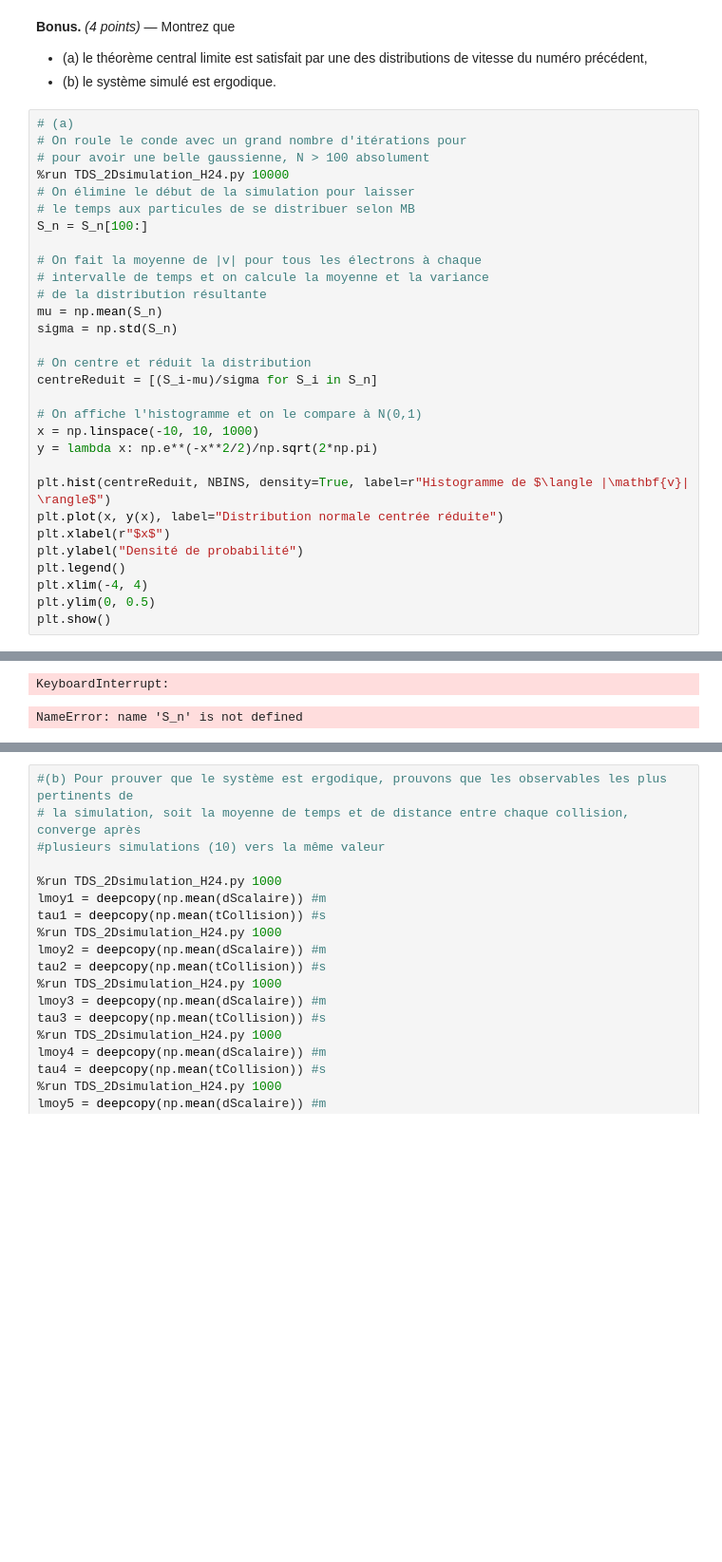
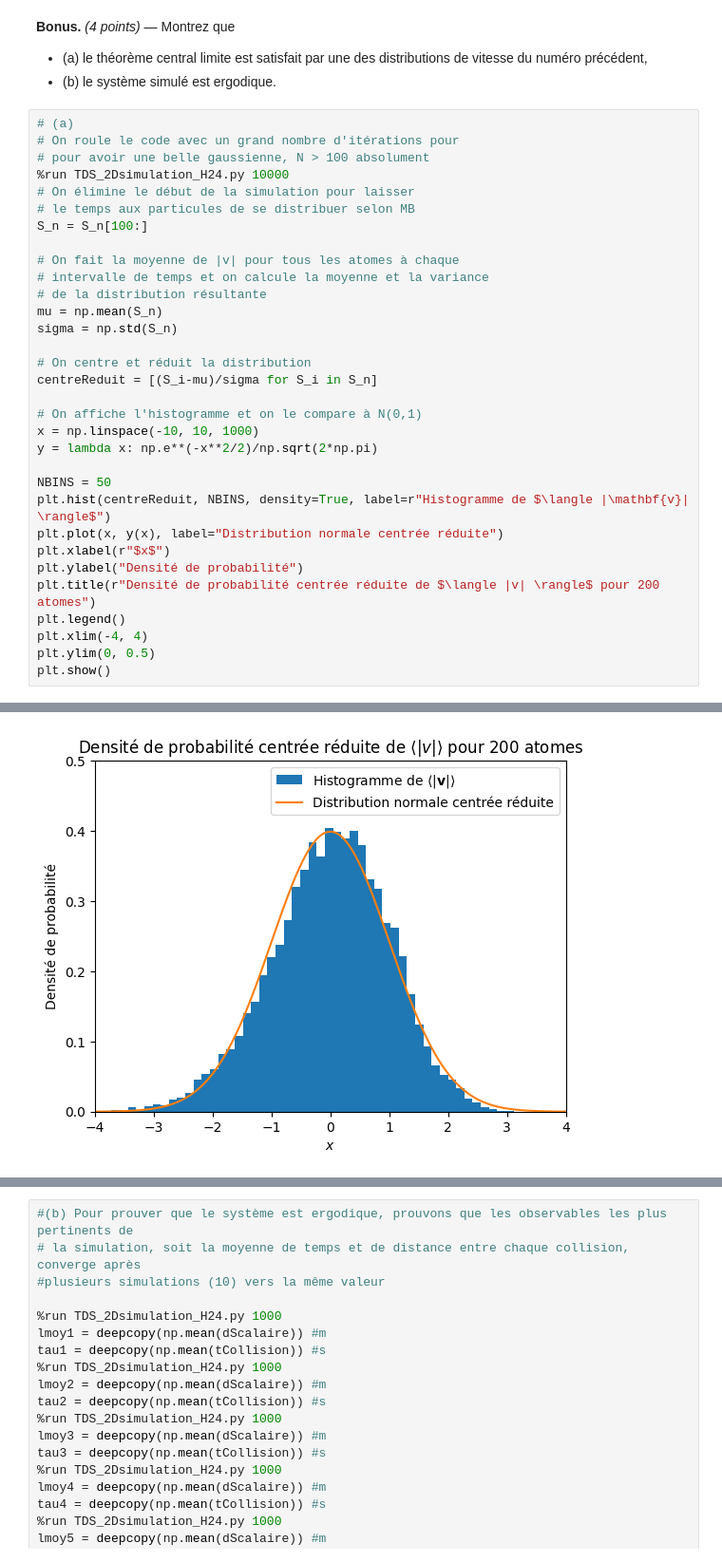
Before and after one commit to MATOT9/Etat-Solide, a Jupyter notebook: TP1/TDS-TPNB_Part1_H24.ipynb, the cells around one changed output, grey strips where cells are left out. Shown at 95% size. Cells and saved outputs as stored; diff of their text form; blank space fills up the shorter version.

```diff
--- a/TP1/TDS-TPNB_Part1_H24.ipynb
+++ b/TP1/TDS-TPNB_Part1_H24.ipynb
@@ -191,36 +198,37 @@ axs[0].legend()
 - (b) le système simulé est ergodique.
 # %%
 # (a)
-# On roule le conde avec un grand nombre d'itérations pour
+# On roule le code avec un grand nombre d'itérations pour
 # pour avoir une belle gaussienne, N > 100 absolument
 %run TDS_2Dsimulation_H24.py 10000
 # On élimine le début de la simulation pour laisser
 # le temps aux particules de se distribuer selon MB
 S_n = S_n[100:]
 
-# On fait la moyenne de |v| pour tous les électrons à chaque
+# On fait la moyenne de |v| pour tous les atomes à chaque
 # intervalle de temps et on calcule la moyenne et la variance
 # de la distribution résultante
 mu = np.mean(S_n)
 sigma = np.std(S_n)
 
 # On centre et réduit la distribution
 centreReduit = [(S_i-mu)/sigma for S_i in S_n]
 
 # On affiche l'histogramme et on le compare à N(0,1)
 x = np.linspace(-10, 10, 1000)
 y = lambda x: np.e**(-x**2/2)/np.sqrt(2*np.pi)
 
+NBINS = 50
 plt.hist(centreReduit, NBINS, density=True, label=r"Histogramme de $\langle |\mathbf{v}| \rangle$")
 plt.plot(x, y(x), label="Distribution normale centrée réduite")
 plt.xlabel(r"$x$")
 plt.ylabel("Densité de probabilité")
+plt.title(r"Densité de probabilité centrée réduite de $\langle |v| \rangle$ pour 200 atomes")
 plt.legend()
 plt.xlim(-4, 4)
 plt.ylim(0, 0.5)
 plt.show()
 # %% [output]
 [interactive output not drawn]
 [interactive output not drawn]
-KeyboardInterrupt:
-NameError: name 'S_n' is not defined
+[figure, added]
```
Also changed, not shown: parts of 7 cells of this notebook, 2 other files.
